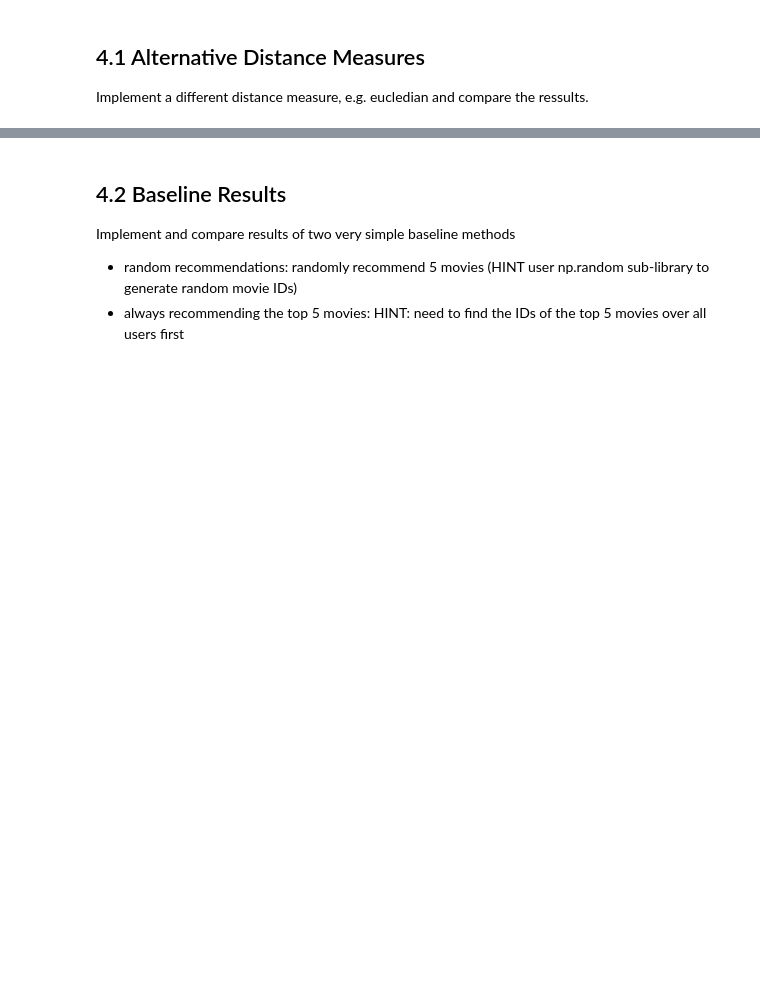
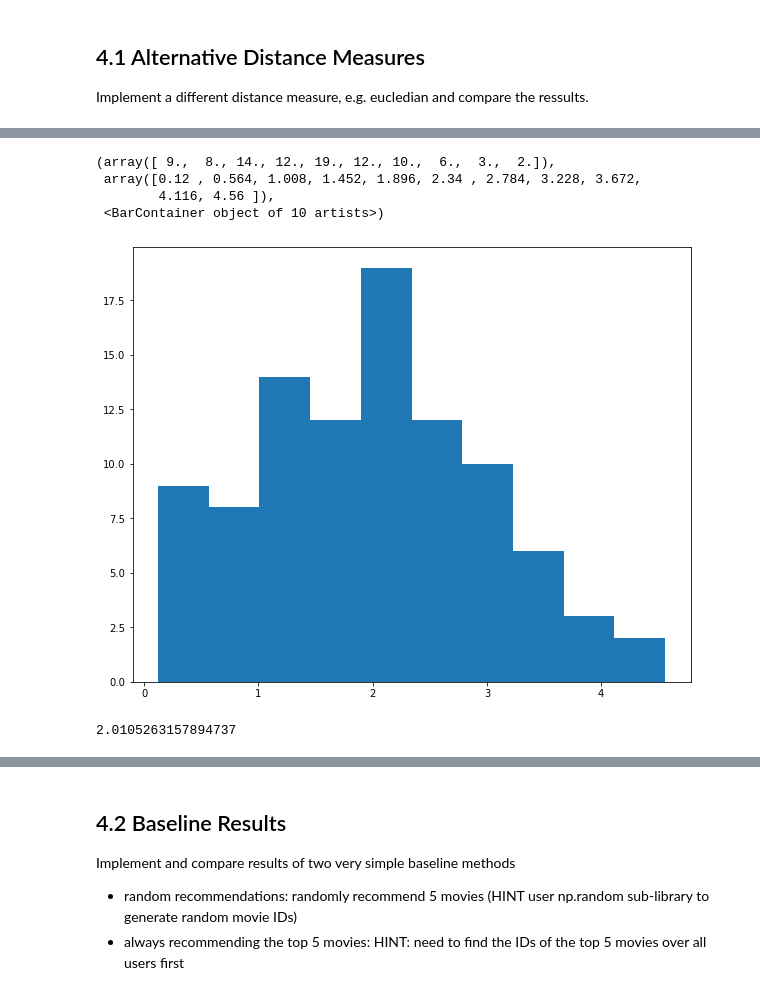
Before and after one commit to ChristianWegert/DataScience21, a Jupyter notebook: Block_2/Assignments/Assignment_2_recommender.ipynb, the cells around one changed output, grey strips where cells are left out. Drawn from its saved outputs; the diff is of its cells as text; code cells hidden in the pictures; blank space fills up the shorter version.

```diff
--- a/Block_2/Assignments/Assignment_2_recommender.ipynb
+++ b/Block_2/Assignments/Assignment_2_recommender.ipynb
@@ -87,0 +130,7 @@ Implement a different distance measure, e.g. eucledian and compare the ressults.
+# %%
+def Score_byID(ID, D, Test):
+    #print ("Hit Scores for: ", getNameByID(ID))
+    res_id = getTopN(ID,D)[::-1]
+    res_title = getNameByID(getTopN(ID,D))[::-1]
+    res_score = Test[res_id]
+    return res_id, res_title, res_score, np.mean(res_score)
@@ -87,0 +149,26 @@ Implement a different distance measure, e.g. eucledian and compare the ressults.
+# %%
+#compute scores for all test users
+def test_Score(D_train, R_test):
+    userScores=[]
+    for i in range(R_test.shape[0]):
+        userScore=0
+        userTop = np.argsort(R_test[i])[-5:]
+        for e in userTop:
+            res_id, res_title, res_score, av_score = Score_byID(e,D_train, R_test[i])
+            userScore+=av_score
+        userScores.append(userScore/(5))
+    return userScores
+# %%
+test_res=test_Score(D_train,R_test)
+# %%
+plt.hist(test_res)
+# %% [output]
+(array([ 9.,  8., 14., 12., 19., 12., 10.,  6.,  3.,  2.]),
+ array([0.12 , 0.564, 1.008, 1.452, 1.896, 2.34 , 2.784, 3.228, 3.672,
+        4.116, 4.56 ]),
+ <BarContainer object of 10 artists>)
+[figure, added]
+# %%
+np.mean(test_res)
+# %% [output]
+2.0105263157894737
```
Also changed, not shown: parts of 54 cells of this notebook, 1 other file.
